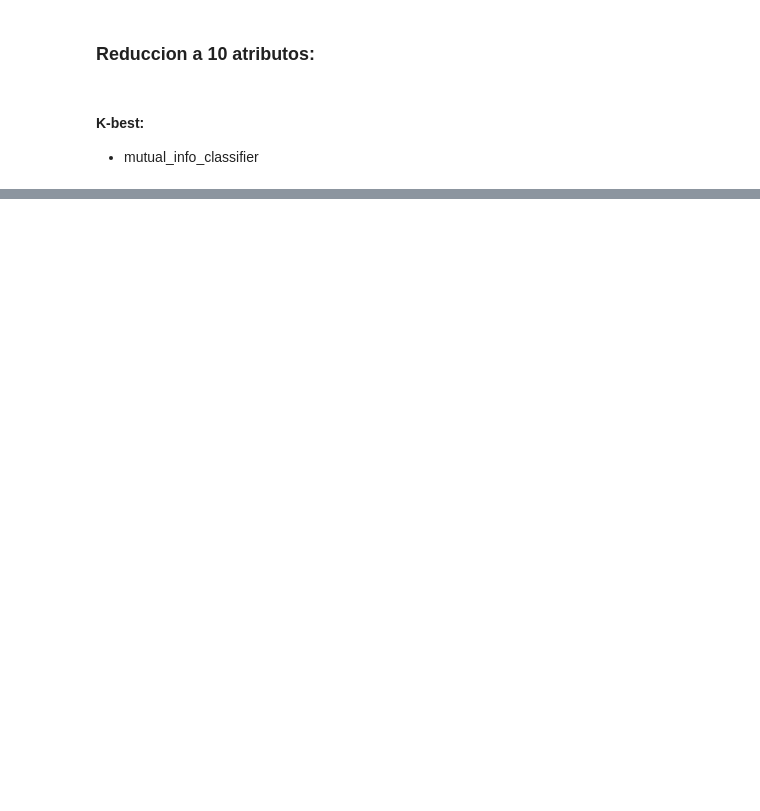
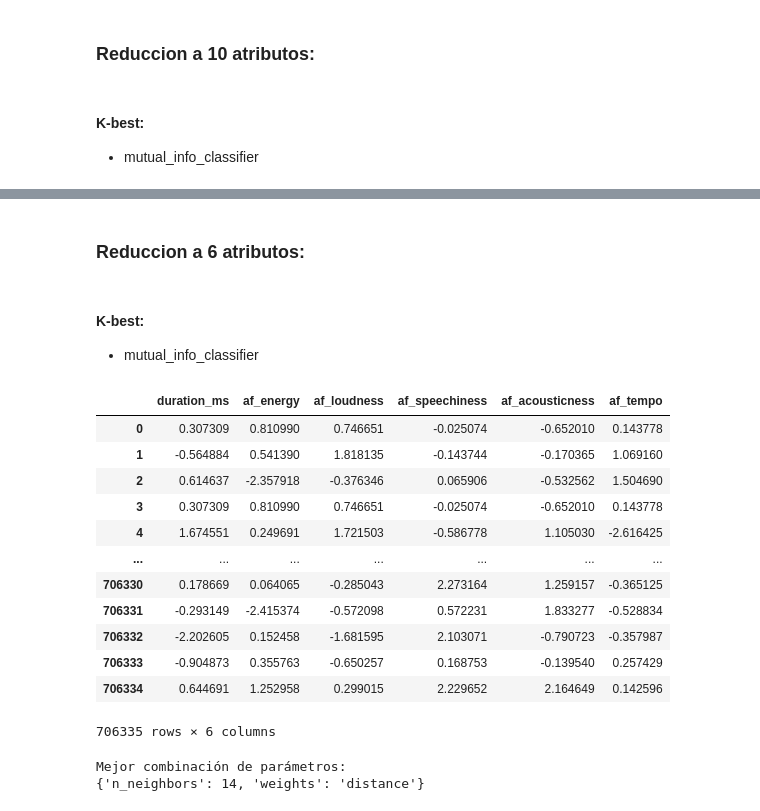
Before and after one commit to diego5714/Insight_Alchemist, a Jupyter notebook: Hito-3/Experimentos/P1/p1.ipynb, the cells around one changed output, grey strips where cells are left out. Saved outputs shown, nothing was run; the diff lists cells and outputs as text; code cells hidden in the pictures; blank space fills up the shorter version.

```diff
--- a/Hito-3/Experimentos/P1/p1.ipynb
+++ b/Hito-3/Experimentos/P1/p1.ipynb
@@ -191,0 +309,21 @@ f1_macro promedio:  0.988
+# %%
+kn_clf_8 = KNeighborsClassifier(n_neighbors=5, weights = 'distance', n_jobs = -1)
+
+kn_clf_8.fit(X_train_selected_8, y_train)
+
+y_pred_8 = kn_clf_8.predict(X_test_selected_8)
+
+print(classification_report(y_test, y_pred_8))
+
+#Cross-Validation:
+scoring = ['precision_macro', 'recall_macro', 'accuracy', 'f1_macro']
+
+cv_results = cross_validate(kn_clf_8, X_scaled_selected_8, y, cv=10, scoring=scoring)
+pd.DataFrame.from_dict(cv_results)
+
+print("Resultados de 10-fold Cross-Validation:")
+print('')
+print("precision_macro promedio: ", cv_results['test_precision_macro'].mean().round(3))
+print("recall_macro promedio: ", cv_results['test_recall_macro'].mean().round(3))
+print("accuracy promedio: ", cv_results['test_accuracy'].mean().round(3))
+print("f1_macro promedio: ", cv_results['test_f1_macro'].mean().round(3))
@@ -191,0 +348,47 @@ f1_macro promedio:  0.988
+# %% [markdown]
+### Reduccion a 6 atributos:
+# %% [markdown]
+#### K-best:
+- mutual_info_classifier
+# %%
+selector = SelectKBest(mutual_info_classif, k=6)
+
+selector.fit(X_train, y_train)
+
+X_train_selected_6 = pd.DataFrame(selector.transform(X_train), columns=X_scaled.columns[selector.get_support()])
+X_test_selected_6 = pd.DataFrame(selector.transform(X_test), columns=X_scaled.columns[selector.get_support()])
+X_scaled_selected_6 = pd.DataFrame(selector.transform(X_scaled), columns=X_scaled.columns[selector.get_support()])
+# %%
+X_train_selected_6
+# %% [output]
+|  | duration_ms | af_energy | af_loudness | af_speechiness | af_acousticness | af_tempo |
+| 0 | 0.307309 | 0.810990 | 0.746651 | -0.025074 | -0.652010 | 0.143778 |
+| 1 | -0.564884 | 0.541390 | 1.818135 | -0.143744 | -0.170365 | 1.069160 |
+| 2 | 0.614637 | -2.357918 | -0.376346 | 0.065906 | -0.532562 | 1.504690 |
+| 3 | 0.307309 | 0.810990 | 0.746651 | -0.025074 | -0.652010 | 0.143778 |
+| 4 | 1.674551 | 0.249691 | 1.721503 | -0.586778 | 1.105030 | -2.616425 |
+| ... | ... | ... | ... | ... | ... | ... |
+| 706330 | 0.178669 | 0.064065 | -0.285043 | 2.273164 | 1.259157 | -0.365125 |
+| 706331 | -0.293149 | -2.415374 | -0.572098 | 0.572231 | 1.833277 | -0.528834 |
+| 706332 | -2.202605 | 0.152458 | -1.681595 | 2.103071 | -0.790723 | -0.357987 |
+| 706333 | -0.904873 | 0.355763 | -0.650257 | 0.168753 | -0.139540 | 0.257429 |
+| 706334 | 0.644691 | 1.252958 | 0.299015 | 2.229652 | 2.164649 | 0.142596 |
+706335 rows × 6 columns
+# %%
+#KNeighborsClassifier: GridSearch
+
+tuned_parameters = {'n_neighbors': list(range(1, 16, 1)), 'weights': ['uniform', 'distance']}
+
+score = 'f1_macro'
+
+cls = KNeighborsClassifier(n_jobs = -1)
+
+clf = GridSearchCV(cls, param_grid = tuned_parameters, scoring = score, cv = 10)
+
+clf.fit(X_train_selected_6, y_train)
+
+print("Mejor combinación de parámetros:")
+print(clf.best_params_)
+# %% [output]
+Mejor combinación de parámetros:
+{'n_neighbors': 14, 'weights': 'distance'}
```
Also changed, not shown: parts of 44 cells of this notebook, 1 other file.
